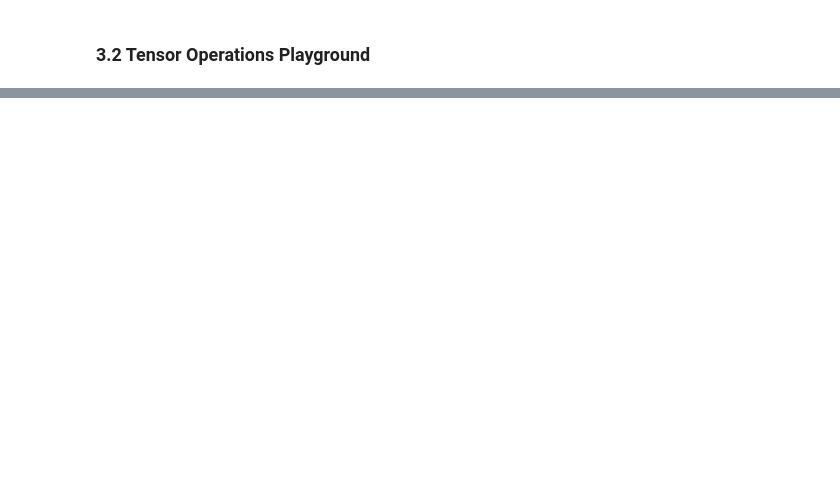
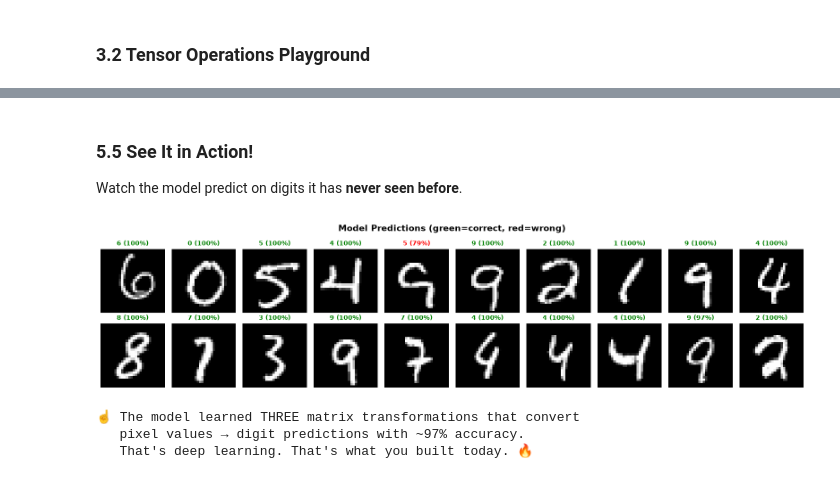
Before and after one commit to Raghunandan-79/ai-bootcamp, a Jupyter notebook: 4-introduction-to-tensors-and-pytorch/class-4.ipynb, the cells around one changed output, grey strips where cells are left out. Drawn from its saved outputs; the diff is of its cells as text; code cells hidden in the pictures; blank space fills up the shorter version.

```diff
--- a/4-introduction-to-tensors-and-pytorch/class-4.ipynb
+++ b/4-introduction-to-tensors-and-pytorch/class-4.ipynb
@@ -570,0 +998,31 @@ Size  4000×4000  | CPU:   303.30ms | GPU:    35.12ms | Speedup:    8.6x
+# %% [markdown]
+### 5.5 See It in Action!
+Watch the model predict on digits it has **never seen before**.
+# %%
+model.eval()
+fig, axes = plt.subplots(2, 10, figsize=(16, 4))
+
+with torch.no_grad():
+    for i, ax in enumerate(axes.flat):
+        img, true_label = test_data[i + 100]
+        pred = model(img.unsqueeze(0).to(device))
+        pred_label = pred.argmax(1).item()
+        confidence = torch.softmax(pred, dim=1).max().item()
+
+        ax.imshow(img.squeeze(), cmap='gray')
+        color = 'green' if pred_label == true_label else 'red'
+        ax.set_title(f'{pred_label} ({confidence:.0%})', color=color, fontsize=10, fontweight='bold')
+        ax.axis('off')
+
+plt.suptitle('Model Predictions (green=correct, red=wrong)', fontsize=14, fontweight='bold')
+plt.tight_layout()
+plt.show()
+
+print("☝️ The model learned THREE matrix transformations that convert")
+print("   pixel values → digit predictions with ~97% accuracy.")
+print("   That's deep learning. That's what you built today. 🔥")
+# %% [output]
+[figure, added]
+☝️ The model learned THREE matrix transformations that convert
+   pixel values → digit predictions with ~97% accuracy.
+   That's deep learning. That's what you built today. 🔥
```
Also changed, not shown: parts of 27 cells of this notebook, 9 other files.
